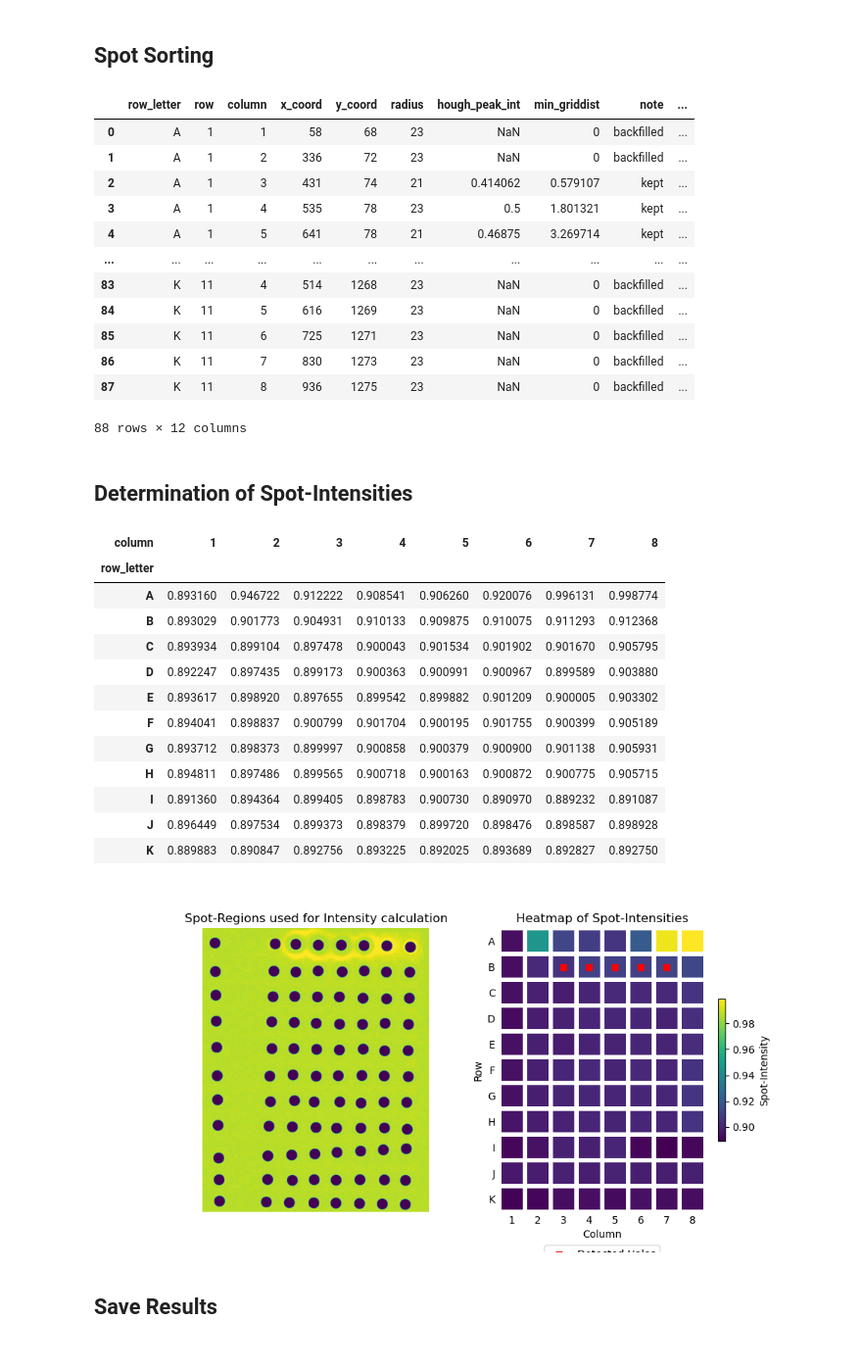
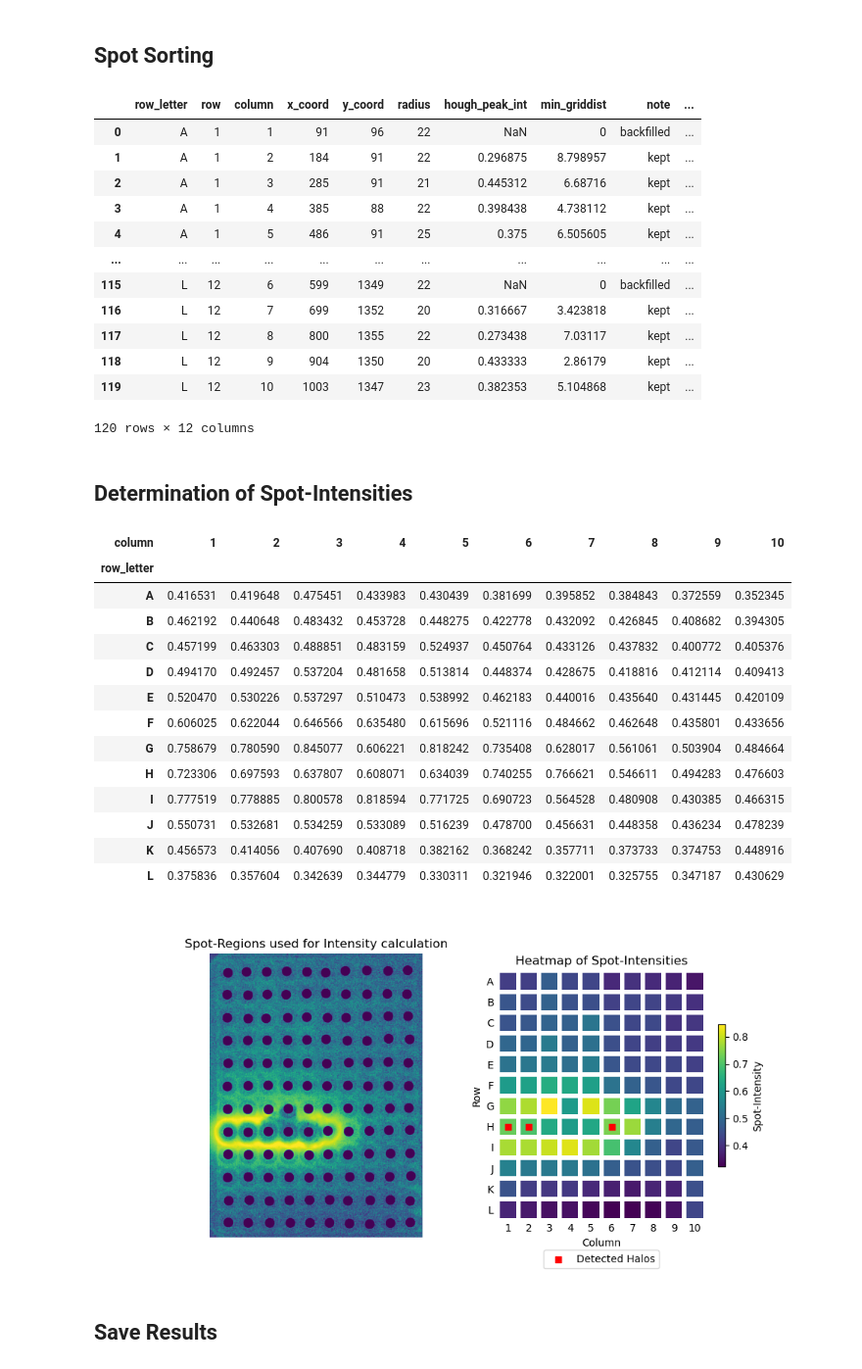
Before and after one commit to Functional-Metabolomics-Lab/MicrospotReader_test, a Jupyter notebook: microspot_reader.ipynb, the cells around one changed output. Shown at 98% size. Saved outputs shown, nothing was run; the diff lists cells and outputs as text; code cells hidden in the pictures.

Commit message:
bugfixes + custom output folder and dyn filename

```diff
--- a/microspot_reader.ipynb
+++ b/microspot_reader.ipynb
@@ -23,10 +25,11 @@ import ipympl
 # %% [markdown]
 ## User Input
 # %%
-inputfile=r"test_images\noisy_halo.tif"
+inputfile=Path(r"test_images\halo_spots_2.tif")
+outputfolder=Path(r"output")
 
 first_spot="A1"
-last_spot="J10"
+last_spot="L10"
 # %% [markdown]
 ### Extracting Information from User Input
 # %%
@@ -38,12 +41,15 @@ row_conv_inv={v:k for k,v in row_conv.items()}
 firstrow_nr=row_conv[first_spot[0].lower()]
 lastrow_nr=row_conv[last_spot[0].lower()]
 rowcount=lastrow_nr-firstrow_nr+1
+rowstart=math.floor((firstrow_nr)/10)*10
 
 # Determining the indexes of the first and last column
 firstcol_nr=int(first_spot[1:])
 lastcol_nr=int(last_spot[1:])
 colcount=lastcol_nr-firstcol_nr+1
+colstart=math.floor((firstcol_nr)/10)*10
 
+# Calculating the number of total spots
 nr_spots=rowcount*colcount
 # %% [markdown]
 ## Loading the Image File
@@ -397,7 +363,7 @@ while len(corr_spot)>0:
     spotrow.sort_values("x_coord",ascending=True,inplace=True)
     spotrow["row"]=row_nr
     spotrow["row_letter"]=row_conv_inv[row_nr].upper()
-    spotrow["column"]=range(1,col_nr)
+    spotrow["column"]=range(firstcol_nr,col_nr)
 
     # Add row to the DataFrame of sorted spots
     sort_spot=pd.concat([sort_spot,spotrow],ignore_index=True)
@@ -408,18 +374,18 @@ while len(corr_spot)>0:
 sort_spot
 # %% [output]
 |  | row_letter | row | column | x_coord | y_coord | radius | hough_peak_int | min_griddist | note | ... |
-| 0 | A | 1 | 1 | 58 | 68 | 23 | NaN | 0 | backfilled | ... |
-| 1 | A | 1 | 2 | 336 | 72 | 23 | NaN | 0 | backfilled | ... |
-| 2 | A | 1 | 3 | 431 | 74 | 21 | 0.414062 | 0.579107 | kept | ... |
-| 3 | A | 1 | 4 | 535 | 78 | 23 | 0.5 | 1.801321 | kept | ... |
-| 4 | A | 1 | 5 | 641 | 78 | 21 | 0.46875 | 3.269714 | kept | ... |
+| 0 | A | 1 | 1 | 91 | 96 | 22 | NaN | 0 | backfilled | ... |
+| 1 | A | 1 | 2 | 184 | 91 | 22 | 0.296875 | 8.798957 | kept | ... |
+| 2 | A | 1 | 3 | 285 | 91 | 21 | 0.445312 | 6.68716 | kept | ... |
+| 3 | A | 1 | 4 | 385 | 88 | 22 | 0.398438 | 4.738112 | kept | ... |
+| 4 | A | 1 | 5 | 486 | 91 | 25 | 0.375 | 6.505605 | kept | ... |
 | ... | ... | ... | ... | ... | ... | ... | ... | ... | ... | ... |
-| 83 | K | 11 | 4 | 514 | 1268 | 23 | NaN | 0 | backfilled | ... |
-| 84 | K | 11 | 5 | 616 | 1269 | 23 | NaN | 0 | backfilled | ... |
-| 85 | K | 11 | 6 | 725 | 1271 | 23 | NaN | 0 | backfilled | ... |
-| 86 | K | 11 | 7 | 830 | 1273 | 23 | NaN | 0 | backfilled | ... |
-| 87 | K | 11 | 8 | 936 | 1275 | 23 | NaN | 0 | backfilled | ... |
+| 115 | L | 12 | 6 | 599 | 1349 | 22 | NaN | 0 | backfilled | ... |
+| 116 | L | 12 | 7 | 699 | 1352 | 20 | 0.316667 | 3.423818 | kept | ... |
+| 117 | L | 12 | 8 | 800 | 1355 | 22 | 0.273438 | 7.03117 | kept | ... |
+| 118 | L | 12 | 9 | 904 | 1350 | 20 | 0.433333 | 2.86179 | kept | ... |
+| 119 | L | 12 | 10 | 1003 | 1347 | 23 | 0.382353 | 5.104868 | kept | ... |
-88 rows × 12 columns
+120 rows × 12 columns
 # %% [markdown]
 ## Determination of Spot-Intensities
 # %%
@@ -442,47 +408,48 @@ for idx in sort_spot.index:
 
 # Create a heatmap of all spots of the current image
 heatmap=sort_spot.pivot_table(index="row_letter",columns="column",values="spot_intensity")
 
 # Display Image and corresponding Heatmap
 fig,ax=plt.subplots(1,2,figsize=(10,5))
 ax[0].imshow(spot_img)
 ax[0].axis("off")
 ax[0].set(title="Spot-Regions used for Intensity calculation")
 
 htmp=ax[1].pcolormesh(heatmap.iloc[::-1],edgecolors="white",linewidth=4)
 ax[1].set(title="Heatmap of Spot-Intensities",
           aspect="equal",
           ylabel="Row",
           xlabel="Column",
           yticks=np.array(range(1,len(heatmap)+1))-0.5,
           xticks=np.array(range(1,len(heatmap.columns)+1))-0.5,
           yticklabels=heatmap.index[::-1],
           xticklabels=heatmap.columns
           )
 ax[1].spines[["right","left","top","bottom"]].set_visible(False)
 ax[1].tick_params(axis=u'both', which=u'both',length=0)
-ax[1].scatter(sort_spot.loc[sort_spot["halo_rad"]>0,"column"]-0.5,col_nr+1.5-sort_spot.loc[sort_spot["halo_rad"]>0,"row"],marker="s", c="red",label="Detected Halos")
+ax[1].scatter(sort_spot.loc[sort_spot["halo_rad"]>0,"column"]-colstart-0.5,row_nr-0.5-sort_spot.loc[sort_spot["halo_rad"]>0,"row"],marker="s", c="red",label="Detected Halos")
 box = ax[1].get_position()
 ax[1].set_position([box.x0, box.y0 + box.height * 0.1,
                  box.width, box.height * 0.9])
 ax[1].legend(loc='upper center', bbox_to_anchor=(0.5, -0.1),
           fancybox=True,ncol=5)
 fig.colorbar(htmp,ax=ax[1],label="Spot-Intensity",shrink=0.5)
 heatmap
 # %% [output]
-| column | 1 | 2 | 3 | 4 | 5 | 6 | 7 | 8 |
-| row_letter |  |  |  |  |  |  |  |  |
-| A | 0.893160 | 0.946722 | 0.912222 | 0.908541 | 0.906260 | 0.920076 | 0.996131 | 0.998774 |
-| B | 0.893029 | 0.901773 | 0.904931 | 0.910133 | 0.909875 | 0.910075 | 0.911293 | 0.912368 |
-| C | 0.893934 | 0.899104 | 0.897478 | 0.900043 | 0.901534 | 0.901902 | 0.901670 | 0.905795 |
-| D | 0.892247 | 0.897435 | 0.899173 | 0.900363 | 0.900991 | 0.900967 | 0.899589 | 0.903880 |
-| E | 0.893617 | 0.898920 | 0.897655 | 0.899542 | 0.899882 | 0.901209 | 0.900005 | 0.903302 |
-| F | 0.894041 | 0.898837 | 0.900799 | 0.901704 | 0.900195 | 0.901755 | 0.900399 | 0.905189 |
-| G | 0.893712 | 0.898373 | 0.899997 | 0.900858 | 0.900379 | 0.900900 | 0.901138 | 0.905931 |
-| H | 0.894811 | 0.897486 | 0.899565 | 0.900718 | 0.900163 | 0.900872 | 0.900775 | 0.905715 |
-| I | 0.891360 | 0.894364 | 0.899405 | 0.898783 | 0.900730 | 0.890970 | 0.889232 | 0.891087 |
-| J | 0.896449 | 0.897534 | 0.899373 | 0.898379 | 0.899720 | 0.898476 | 0.898587 | 0.898928 |
-| K | 0.889883 | 0.890847 | 0.892756 | 0.893225 | 0.892025 | 0.893689 | 0.892827 | 0.892750 |
+| column | 1 | 2 | 3 | 4 | 5 | 6 | 7 | 8 | 9 | 10 |
+| row_letter |  |  |  |  |  |  |  |  |  |  |
+| A | 0.416531 | 0.419648 | 0.475451 | 0.433983 | 0.430439 | 0.381699 | 0.395852 | 0.384843 | 0.372559 | 0.352345 |
+| B | 0.462192 | 0.440648 | 0.483432 | 0.453728 | 0.448275 | 0.422778 | 0.432092 | 0.426845 | 0.408682 | 0.394305 |
+| C | 0.457199 | 0.463303 | 0.488851 | 0.483159 | 0.524937 | 0.450764 | 0.433126 | 0.437832 | 0.400772 | 0.405376 |
+| D | 0.494170 | 0.492457 | 0.537204 | 0.481658 | 0.513814 | 0.448374 | 0.428675 | 0.418816 | 0.412114 | 0.409413 |
+| E | 0.520470 | 0.530226 | 0.537297 | 0.510473 | 0.538992 | 0.462183 | 0.440016 | 0.435640 | 0.431445 | 0.420109 |
+| F | 0.606025 | 0.622044 | 0.646566 | 0.635480 | 0.615696 | 0.521116 | 0.484662 | 0.462648 | 0.435801 | 0.433656 |
+| G | 0.758679 | 0.780590 | 0.845077 | 0.606221 | 0.818242 | 0.735408 | 0.628017 | 0.561061 | 0.503904 | 0.484664 |
+| H | 0.723306 | 0.697593 | 0.637807 | 0.608071 | 0.634039 | 0.740255 | 0.766621 | 0.546611 | 0.494283 | 0.476603 |
+| I | 0.777519 | 0.778885 | 0.800578 | 0.818594 | 0.771725 | 0.690723 | 0.564528 | 0.480908 | 0.430385 | 0.466315 |
+| J | 0.550731 | 0.532681 | 0.534259 | 0.533089 | 0.516239 | 0.478700 | 0.456631 | 0.448358 | 0.436234 | 0.478239 |
+| K | 0.456573 | 0.414056 | 0.407690 | 0.408718 | 0.382162 | 0.368242 | 0.357711 | 0.373733 | 0.374753 | 0.448916 |
+| L | 0.375836 | 0.357604 | 0.342639 | 0.344779 | 0.330311 | 0.321946 | 0.322001 | 0.325755 | 0.347187 | 0.430629 |
-[figure, old version]
+[figure, new version]
 # %% [markdown]
 ## Save Results
```
Also changed, not shown: parts of 12 cells of this notebook, 3 other files.
